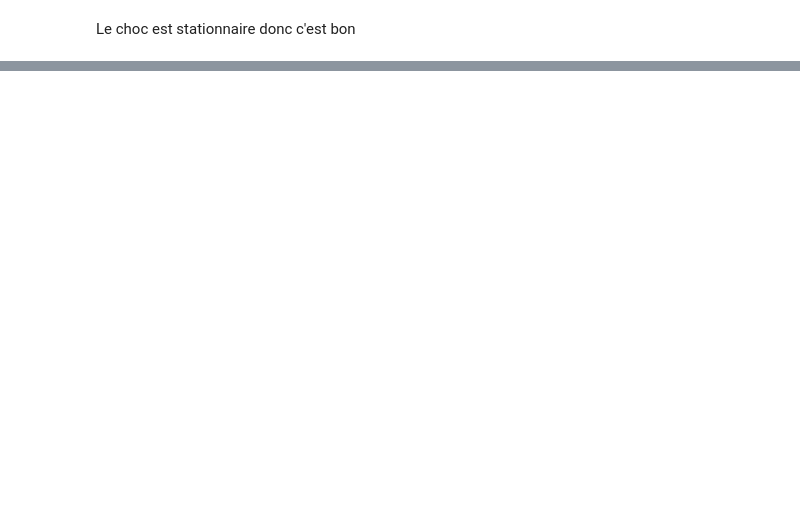
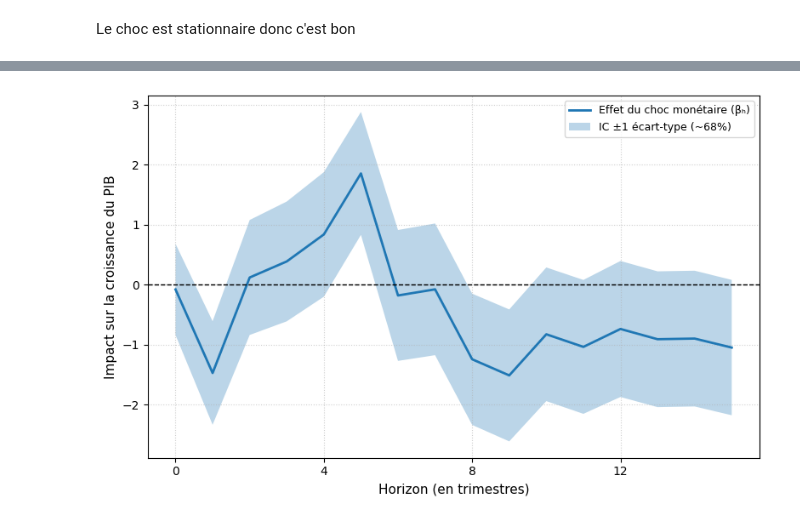
Before and after one commit to enriquealarcon01/Stat-App, a Jupyter notebook: modèle/modèle US.ipynb, the cells around one changed output, grey strips where cells are left out. Cells and saved outputs as stored; diff of their text form; code cells hidden in the pictures; blank space fills up the shorter version.

Commit message:
test stationnarité chocs et modèle sur croissance du PIB

```diff
--- a/modèle/modèle US.ipynb
+++ b/modèle/modèle US.ipynb
@@ -1658,0 +1690,85 @@ Le choc est stationnaire donc c'est bon
+# %%
+# créer variable de croissance du PIB en glissement annuel
+data_US_clean["GDP_growth"] = data_US_clean["GDPC1"].pct_change(periods=4) * 100  # pct_change() donne la variation en pourcentage
+
+H = 15  # nombre d'horizons
+betas = []
+stderr_list = []
+
+# ==============================
+# 2) Boucle sur les horizons h = 0 à H
+# ==============================
+for h in range(H + 1):
+    # Copie du DataFrame pour chaque horizon (pour éviter des colonnes temporaires cumulées)
+    df = data_US_clean.copy()
+
+    # a) Création des lags du PIB
+    for lag in range(1, 5):
+        df[f'GDP_lag{lag}'] = df['GDP_growth'].shift(lag)
+
+    # b) Ajout d'une tendance linéaire et quadratique
+    df['trend'] = range(len(df))
+    df['trend_sq'] = df['trend'] ** 2
+
+    # c) Variable dépendante : PIB à l’horizon h (décalage de -h)
+    df[f'GDP_lead_{h}'] = df['GDP_growth'].shift(-h)
+
+    # d) Nettoyage des lignes NaN (pour éviter de perdre l'équation)
+    df_model = df.dropna(subset=[
+        f'GDP_lead_{h}',        # la variable dépendante (PIB décalé)
+        'monetary_shocks',
+        'GDP_lag1', 'GDP_lag2', 'GDP_lag3', 'GDP_lag4'
+    ])
+
+    # e) Variable dépendante et explicatives
+    Y = df_model[f'GDP_lead_{h}']
+    X = df_model[['monetary_shocks',
+                  'GDP_lag1', 'GDP_lag2', 'GDP_lag3', 'GDP_lag4',
+                  'trend', 'trend_sq']]
+    X = sm.add_constant(X)
+
+    # f) Estimation de la régression OLS pour l’horizon h
+    model = sm.OLS(Y, X).fit()
+
+    # g) Extraction du coefficient du choc et de son écart-type
+    beta_h = model.params['monetary_shocks']
+    stderr_h = model.bse['monetary_shocks']
+
+    # h) Stockage
+    betas.append(beta_h)
+    stderr_list.append(stderr_h)
+
+# ======================================
+# 3) Calcul d'un intervalle de confiance (IC 68%)
+#    (Pour 1 écart-type, ≈ 68% si distribution normale)
+# ======================================
+lower = [b - s for b, s in zip(betas, stderr_list)]
+upper = [b + s for b, s in zip(betas, stderr_list)]
+
+# ======================================
+# 4) Tracé de la Fonction de Réponse (IRF)
+# ======================================
+horizons = range(H + 1)
+
+plt.figure(figsize=(8, 5))
+
+# Courbe principale : coefficient βᵣ
+plt.plot(horizons, betas, linewidth=2, label="Effet du choc monétaire (βₕ)")
+
+# Intervalle de confiance
+plt.fill_between(horizons, lower, upper, alpha=0.3, label="IC ±1 écart-type (~68%)")
+
+# Ligne horizontale à 0
+plt.axhline(0, color='black', linestyle='--', linewidth=1)
+
+# Mise en forme
+plt.xlabel("Horizon (en trimestres)", fontsize=11)
+plt.ylabel("Impact sur la croissance du PIB", fontsize=11)
+plt.xticks(np.arange(0, H+1, step=4))
+plt.grid(True, linestyle=':', alpha=0.6)
+plt.legend(loc="best", fontsize=9)
+plt.tight_layout()
+plt.savefig("reponse US gdp_growth.png", dpi=300)
+plt.show()
+# %% [output]
+[figure, added]
```
Also changed, not shown: parts of 24 cells of this notebook, 19 other files.
